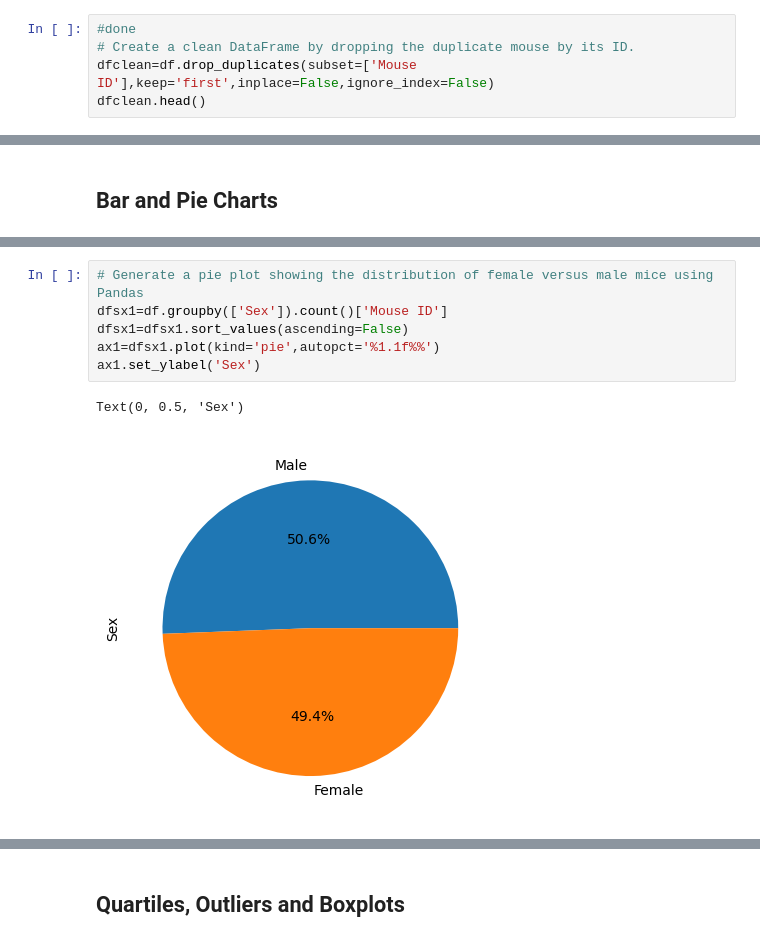
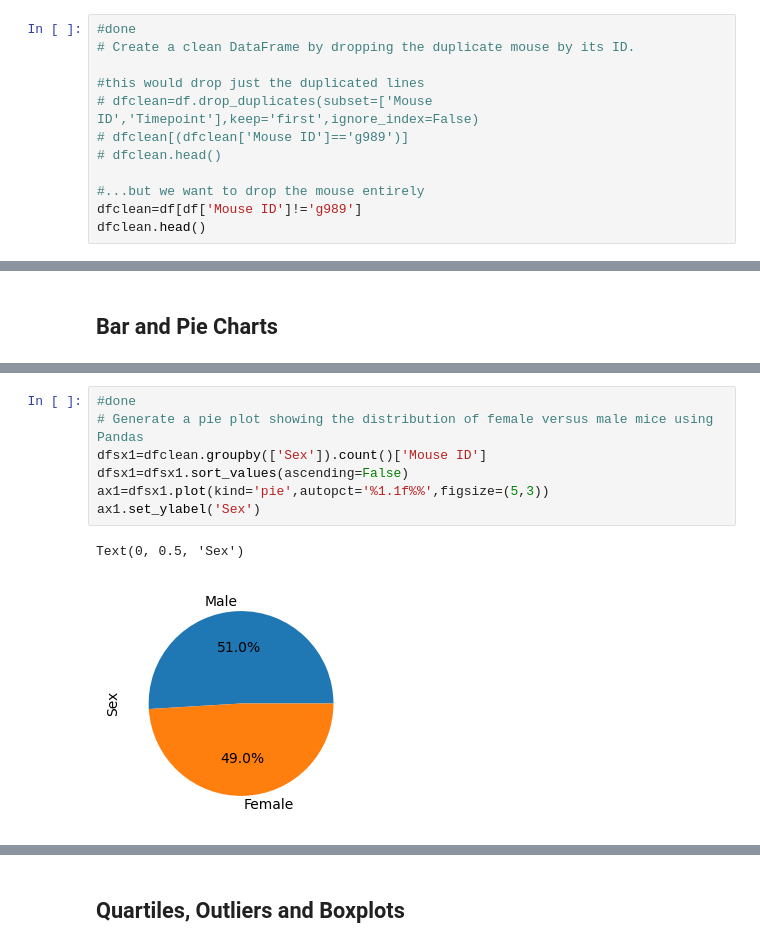
Before and after one commit to rerick999/challenge_05, a Jupyter notebook: Pymaceuticals/challenge_05.ipynb, the cells around one changed output, grey strips where cells are left out. Cells and saved outputs as stored; diff of their text form.

```diff
--- a/Pymaceuticals/challenge_05.ipynb
+++ b/Pymaceuticals/challenge_05.ipynb
@@ -72,7 +70,14 @@ df[(df['Mouse ID']=='g989')]
 # %%
 #done
 # Create a clean DataFrame by dropping the duplicate mouse by its ID.
-dfclean=df.drop_duplicates(subset=['Mouse ID'],keep='first',inplace=False,ignore_index=False)
+
+#this would drop just the duplicated lines
+# dfclean=df.drop_duplicates(subset=['Mouse ID','Timepoint'],keep='first',ignore_index=False)
+# dfclean[(dfclean['Mouse ID']=='g989')]
+# dfclean.head()
+
+#...but we want to drop the mouse entirely
+dfclean=df[df['Mouse ID']!='g989']
 dfclean.head()
 # %% [output]
 |  | Mouse ID | Timepoint | Tumor Volume (mm3) | Metastatic Sites | Drug Regimen | Sex | Age_months | ... |
@@ -167,10 +179,11 @@ plt.show()
 # %%
+#done
 # Generate a pie plot showing the distribution of female versus male mice using Pandas
-dfsx1=df.groupby(['Sex']).count()['Mouse ID']
+dfsx1=dfclean.groupby(['Sex']).count()['Mouse ID']
 dfsx1=dfsx1.sort_values(ascending=False)
-ax1=dfsx1.plot(kind='pie',autopct='%1.1f%%')
+ax1=dfsx1.plot(kind='pie',autopct='%1.1f%%',figsize=(5,3))
 ax1.set_ylabel('Sex')
 # %% [output]
 Text(0, 0.5, 'Sex')
-[figure, old version]
+[figure, new version]
 # %%
```
Also changed, not shown: parts of 17 cells of this notebook.
